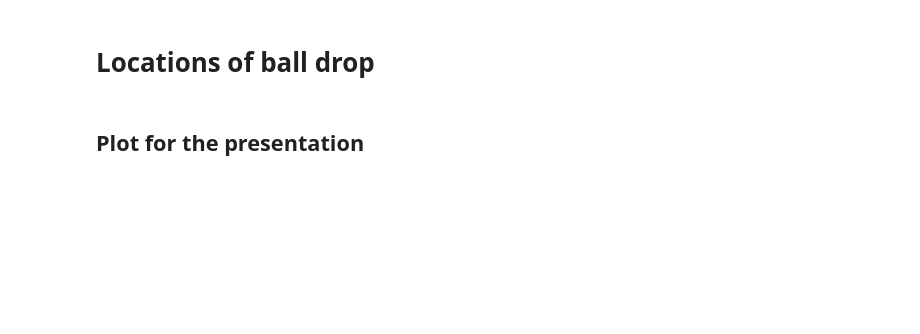
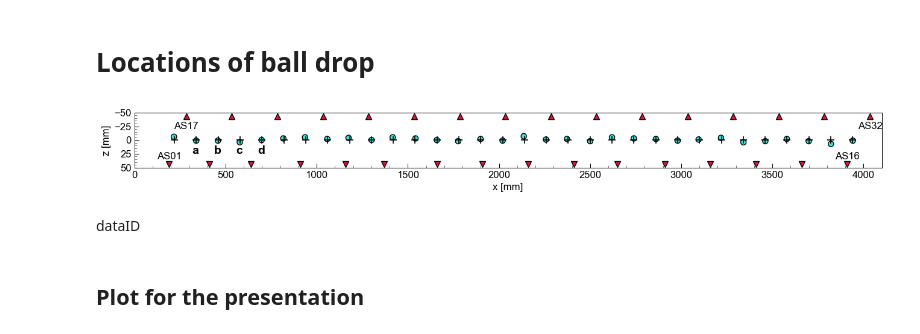
Before and after one commit to kura-okubo/4mNonSelfSim_Paper, a Jupyter notebook: Calibration/SensorCoupling_BallDrop/code/02_plot_and_makelocationtable_v01.ipynb, the cells around one changed output. Drawn from its saved outputs; the diff is of its cells as text; code cells hidden in the pictures; blank space fills up the shorter version.

Commit message:
update Sensor Coupling Ball Drop

```diff
--- a/Calibration/SensorCoupling_BallDrop/code/02_plot_and_makelocationtable_v01.ipynb
+++ b/Calibration/SensorCoupling_BallDrop/code/02_plot_and_makelocationtable_v01.ipynb
@@ -537,6 +631,14 @@ datacases = []
 X_all = []
 Y_all = []
 Er_all = []
+
+# update: add annotation for Supplementary figure of sensor coupling calibration
+label_map = {
+    340: 'a',
+    460: 'b',
+    580: 'c',
+    700: 'd',
+}
 
 for datacase in balldrop_ids[::]:
 #     datacase = balldrop_ids[10]
@@ -571,34 +673,54 @@ for datacase in balldrop_ids[::]:
     Y_all.append(Y)
     Er_all.append(R)
 
+    # annotate ball-drop source locations for sensor coupling calibration
+    if int(dataID) in label_map:
+        ax.text(
+            float(dataID)-5, 29,
+            label_map[int(dataID)],
+            ha='center', va='bottom',
+            fontsize=14,
+            fontweight='bold'
+        )
+
+
 # plot location of stations
 for stnm in channel_loc:
     x1 = channel_loc[stnm][0]
     y1 = channel_loc[stnm][1]
     z1 = channel_loc[stnm][2]
     # upper side
     if y1 >0:
         ax.plot(x1, y1-6, marker='v', markersize=7, color='crimson', mec='k')
     elif y1 < 0:
         ax.plot(x1, y1+7, marker='^', markersize=7, color='crimson', mec='k')
+
+# annotate sensor demonstrated in Supplementary Figure for sensor coupling calibration
+# x1_calib = channel_loc["OL18"][0]
+# y1_calib = channel_loc["OL18"][1]
+# ax.scatter(x1_calib, y1_calib+7, s=160, marker='s', facecolors='none', edgecolors='b', linewidths=1.5, zorder=5)
 
 # Plot the sensor name
 ax.text(channel_loc["OL01"][0], 35, "AS01", ha="center")
 ax.text(channel_loc["OL16"][0], 35, "AS16", ha="center")
 ax.text(channel_loc["OL17"][0], -20, "AS17", ha="center")
 ax.text(channel_loc["OL32"][0], -20, "AS32", ha="center")
 
 ax.set_xlim(left, width)
 # ax.set_xlim(2820, 3200)
 ax.set_ylim(bottom, height/2)
 ax.set_yticks([-50, -25, 0, 25, 50])
 ax.set_aspect(aspect_ratio)
 plt.gca().invert_yaxis()
 
 ax.set_xlabel("x [mm]")
 ax.set_ylabel("z [mm]")
 plt.savefig(figdir_bdloc+"/FigS_balldrop_location.eps")
 plt.savefig(figdir_bdloc+"/FigS_balldrop_location.png", dpi=70)
+# %% [output]
+[figure, added]
+# %% [markdown]
+dataID
 # %% [markdown]
 ## Plot for the presentation
 # %%
```
Also changed, not shown: parts of 22 cells of this notebook, 4 other files.
